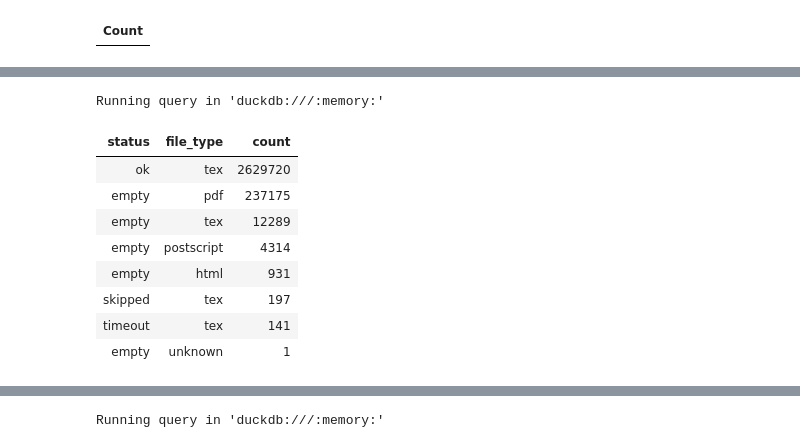
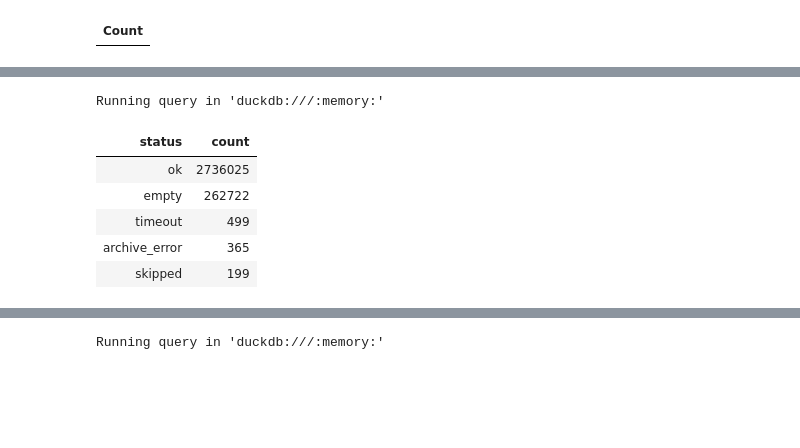
Before and after one commit to cometadata/comet-data-infrastructure, a Jupyter notebook: notebooks/arXiv.ipynb, the cells around one changed output, grey strips where cells are left out. Cells and saved outputs as stored; diff of their text form; code cells hidden in the pictures; blank space fills up the shorter version.

```diff
--- a/notebooks/arXiv.ipynb
+++ b/notebooks/arXiv.ipynb
@@ -108,21 +157,18 @@ Running query in 'duckdb:///:memory:'
 # %%
 %%sql
 
-select status, file_type, COUNT(*) AS count
+select status, COUNT(*) AS count
 FROM arxiv_extract
-GROUP BY status, file_type
+GROUP BY status
 ORDER BY COUNT DESC;
 # %% [output]
 Running query in 'duckdb:///:memory:'
-| status | file_type | count |
-| ok | tex | 2629720 |
-| empty | pdf | 237175 |
-| empty | tex | 12289 |
-| empty | postscript | 4314 |
-| empty | html | 931 |
-| skipped | tex | 197 |
-| timeout | tex | 141 |
-| empty | unknown | 1 |
+| status | count |
+| ok | 2736025 |
+| empty | 262722 |
+| timeout | 499 |
+| archive_error | 365 |
+| skipped | 199 |
 # %%
 %%sql
 
```
Also changed, not shown: parts of 9 cells of this notebook, 3 other files.
